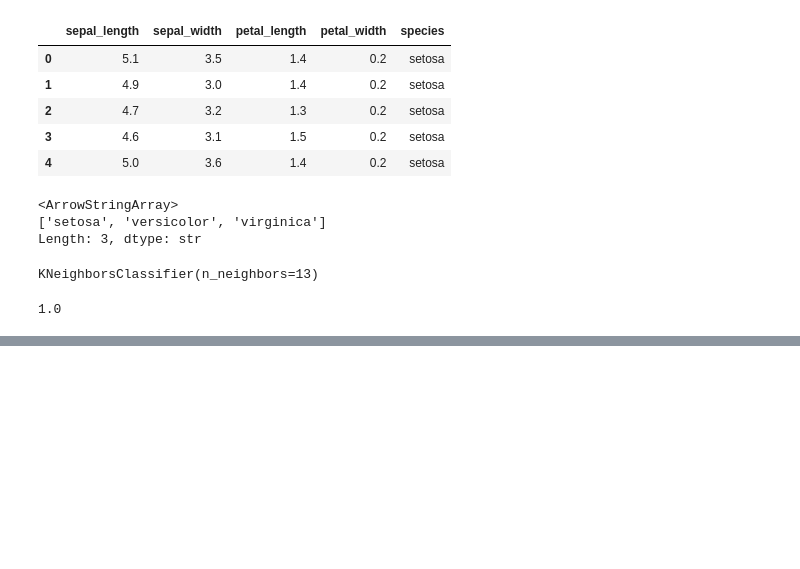
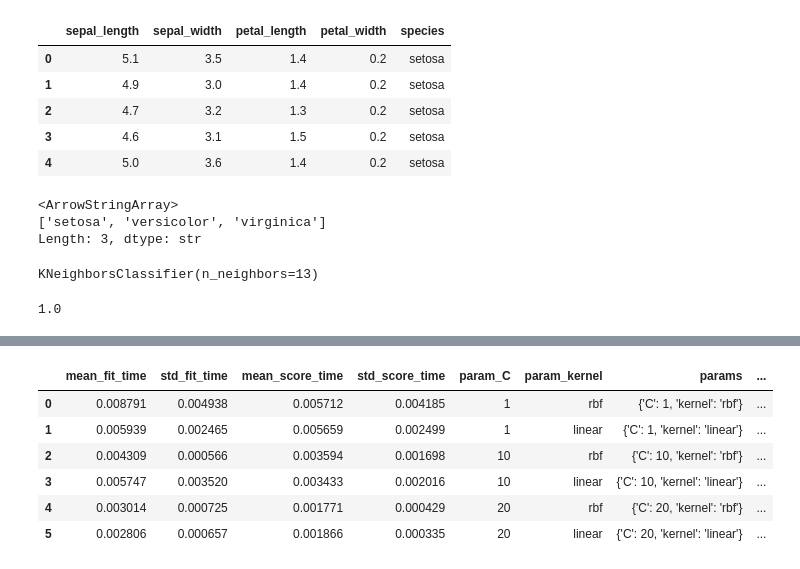
Before and after one commit to Maaaccc05/ML-Learning, a Jupyter notebook: ML/Grid Search CV Project/index.ipynb, the cells around one changed output, grey strips where cells are left out. Saved outputs shown, nothing was run; the diff lists cells and outputs as text; code cells hidden in the pictures; blank space fills up the shorter version.

Commit message:
implemented grid search cv on iris project

```diff
--- a/ML/Grid Search CV Project/index.ipynb
+++ b/ML/Grid Search CV Project/index.ipynb
@@ -45,0 +46,2 @@ model_svc = SVC(kernel='rbf', C=30, gamma='auto')
+# %%
+model_svc.fit(X_train, y_train)
@@ -45,0 +58,7 @@ model_svc = SVC(kernel='rbf', C=30, gamma='auto')
+# %%
+classifier = GridSearchCV((model_svc), {
+    "C" : [1,10,20],
+    "kernel" : ['rbf', 'linear']
+}, cv=5, return_train_score= False)
+# %%
+classifier.fit(X,y)
@@ -45,0 +88,12 @@ model_svc = SVC(kernel='rbf', C=30, gamma='auto')
+# %%
+results = pd.DataFrame(classifier.cv_results_)
+# %%
+results
+# %% [output]
+|  | mean_fit_time | std_fit_time | mean_score_time | std_score_time | param_C | param_kernel | params | ... |
+| 0 | 0.008791 | 0.004938 | 0.005712 | 0.004185 | 1 | rbf | {'C': 1, 'kernel': 'rbf'} | ... |
+| 1 | 0.005939 | 0.002465 | 0.005659 | 0.002499 | 1 | linear | {'C': 1, 'kernel': 'linear'} | ... |
+| 2 | 0.004309 | 0.000566 | 0.003594 | 0.001698 | 10 | rbf | {'C': 10, 'kernel': 'rbf'} | ... |
+| 3 | 0.005747 | 0.003520 | 0.003433 | 0.002016 | 10 | linear | {'C': 10, 'kernel': 'linear'} | ... |
+| 4 | 0.003014 | 0.000725 | 0.001771 | 0.000429 | 20 | rbf | {'C': 20, 'kernel': 'rbf'} | ... |
+| 5 | 0.002806 | 0.000657 | 0.001866 | 0.000335 | 20 | linear | {'C': 20, 'kernel': 'linear'} | ... |
```
Also changed, not shown: parts of 8 cells of this notebook.
